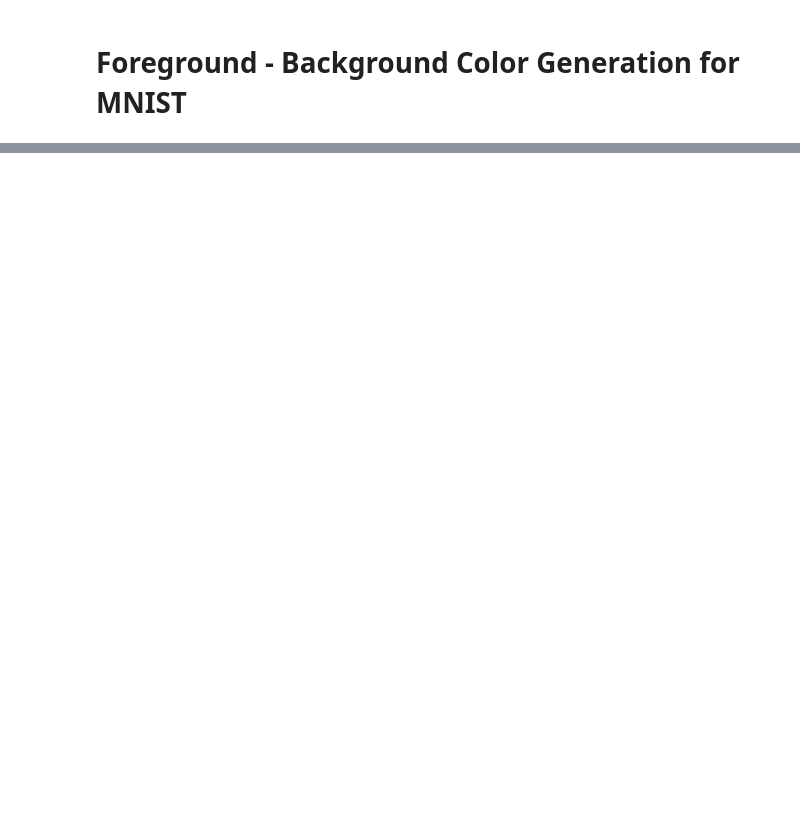
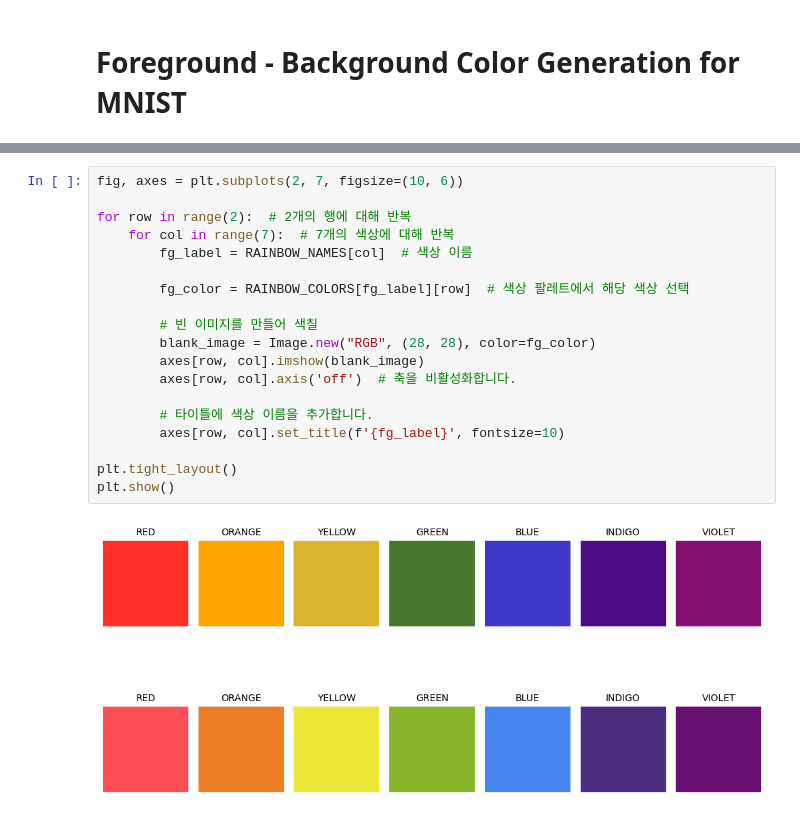
Before and after one commit to JinYeong-Jang/ML, a Jupyter notebook: Background-Colored MNIST.ipynb, the cells around one changed output, grey strips where cells are left out. Saved outputs shown, nothing was run; the diff lists cells and outputs as text; blank space fills up the shorter version.

```diff
--- a/Background-Colored MNIST.ipynb
+++ b/Background-Colored MNIST.ipynb
@@ -365,0 +268,21 @@ plt.show()
+# %%
+fig, axes = plt.subplots(2, 7, figsize=(10, 6))
+
+for row in range(2):  # 2개의 행에 대해 반복
+    for col in range(7):  # 7개의 색상에 대해 반복
+        fg_label = RAINBOW_NAMES[col]  # 색상 이름
+
+        fg_color = RAINBOW_COLORS[fg_label][row]  # 색상 팔레트에서 해당 색상 선택
+
+        # 빈 이미지를 만들어 색칠
+        blank_image = Image.new("RGB", (28, 28), color=fg_color)
+        axes[row, col].imshow(blank_image)
+        axes[row, col].axis('off')  # 축을 비활성화합니다.
+
+        # 타이틀에 색상 이름을 추가합니다.
+        axes[row, col].set_title(f'{fg_label}', fontsize=10)
+
+plt.tight_layout()
+plt.show()
+# %% [output]
+[figure, added]
```
Also changed, not shown: parts of 10 cells of this notebook.
